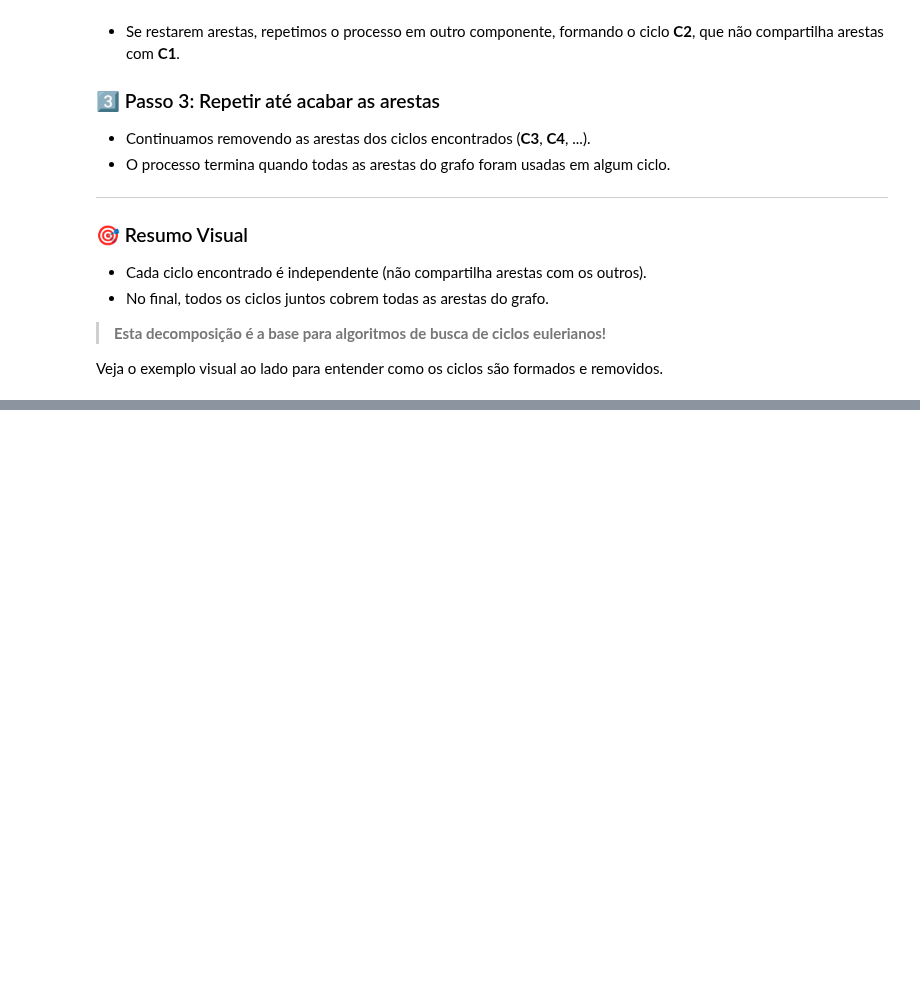
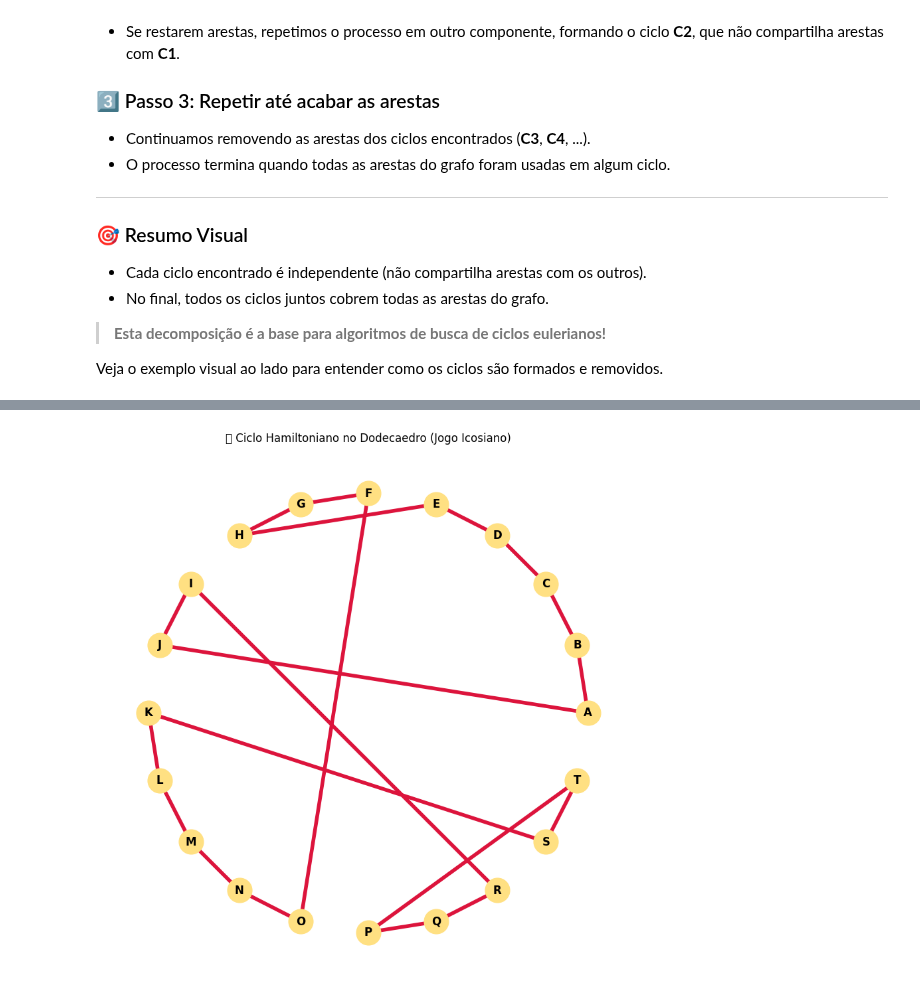
Before and after one commit to LeonardoVieiraGuimaraes/TeoriaGrafos, a Jupyter notebook: aula.ipynb, the cells around one changed output, grey strips where cells are left out. Saved outputs shown, nothing was run; the diff lists cells and outputs as text; code cells hidden in the pictures; blank space fills up the shorter version.

```diff
--- a/aula.ipynb
+++ b/aula.ipynb
@@ -310,0 +646,31 @@ Veja o exemplo visual ao lado para entender como os ciclos são formados e remov
+# %%
+import networkx as nx
+import matplotlib.pyplot as plt
+
+# Lista dos vértices do dodecaedro
+vertices = [
+    'A', 'B', 'C', 'D', 'E', 'F', 'G', 'H', 'I', 'J',
+    'K', 'L', 'M', 'N', 'O', 'P', 'Q', 'R', 'S', 'T'
+]
+
+# Ciclo Hamiltoniano conforme a solução apresentada
+ciclo_hamiltoniano = [
+    ('A','B'), ('B','C'), ('C','D'), ('D','E'), ('E','H'), ('H','G'), ('G','F'),
+    ('F','O'), ('O','N'), ('N','M'), ('M','L'), ('L','K'), ('K','S'), ('S','T'),
+    ('T','P'), ('P','Q'), ('Q','R'), ('R','I'), ('I','J'), ('J','A')
+]
+
+# Grafo do ciclo Hamiltoniano
+G = nx.Graph()
+G.add_nodes_from(vertices)
+G.add_edges_from(ciclo_hamiltoniano)
+
+# Layout circular para visualização
+pos = nx.circular_layout(G)
+plt.figure(figsize=(8,8))
+nx.draw(G, pos, with_labels=True, node_color="#ffe082", node_size=700, font_weight='bold', edge_color="#bdbdbd")
+nx.draw_networkx_edges(G, pos, edgelist=ciclo_hamiltoniano, width=4, edge_color='crimson')
+plt.title("🔁 Ciclo Hamiltoniano no Dodecaedro (Jogo Icosiano)")
+plt.show()
+# %% [output]
+[figure, added]
```
Also changed, not shown: parts of 13 cells of this notebook, 8 other files.
